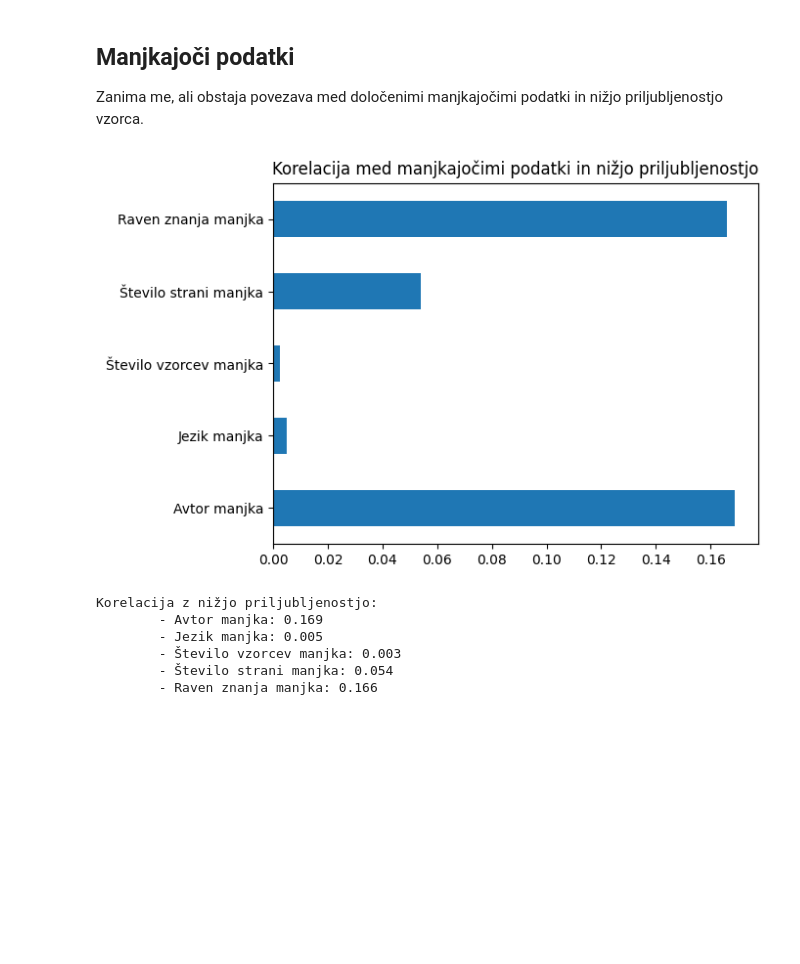
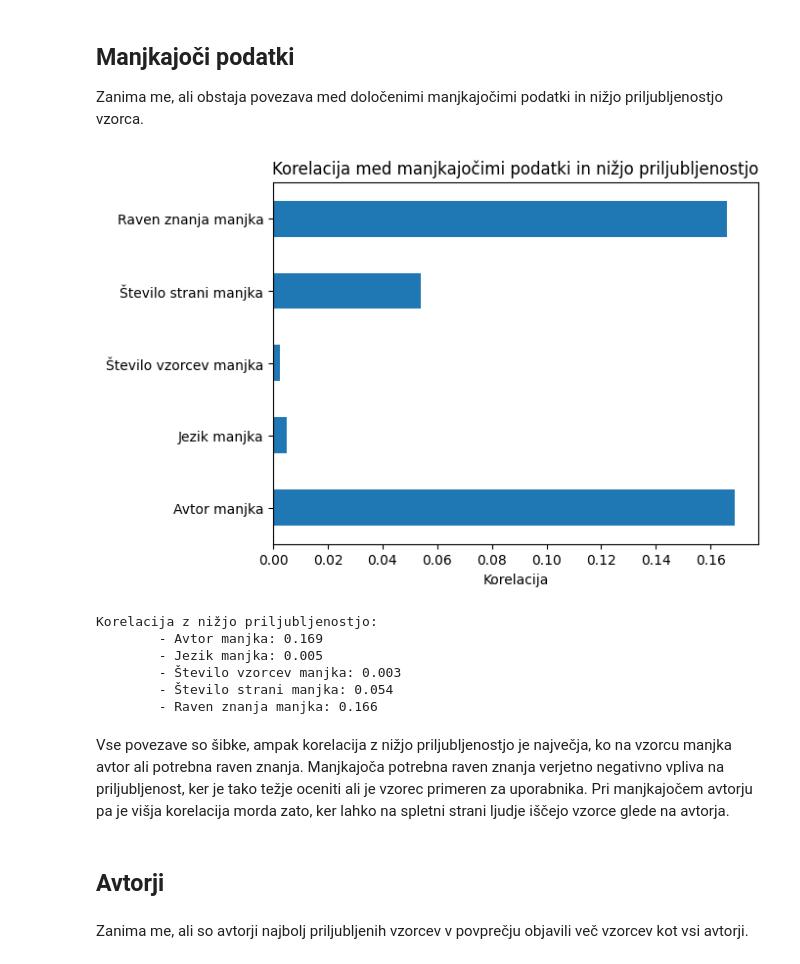
Before and after one commit to kanisaja/uvp-projektna-naloga, a Jupyter notebook: analiza_in_csv/analiza_vzorcev.ipynb, the cells around one changed output. Saved outputs shown, nothing was run; the diff lists cells and outputs as text; code cells hidden in the pictures; blank space fills up the shorter version.

Commit message:
Poglavje avtorji in dodani docstringi

```diff
--- a/analiza_in_csv/analiza_vzorcev.ipynb
+++ b/analiza_in_csv/analiza_vzorcev.ipynb
@@ -38,12 +39,18 @@ Najmanj podatkov je za število strani. Veliko manjkajočih podatkov je tudi za
 ## Manjkajoči podatki
 Zanima me, ali obstaja povezava med določenimi manjkajočimi podatki in nižjo priljubljenostjo vzorca.
 # %%
-korelacija_manjkanja_in_nizje_priljubljenosti(vzorci)
+korelacija_manjkanja_in_nizje_priljubljenosti()
 # %% [output]
-[figure, old version]
+[figure, new version]
 Korelacija z nižjo priljubljenostjo:
         - Avtor manjka: 0.169
         - Jezik manjka: 0.005
         - Število vzorcev manjka: 0.003
         - Število strani manjka: 0.054
         - Raven znanja manjka: 0.166
+# %% [markdown]
+Vse povezave so šibke, ampak korelacija z nižjo priljubljenostjo je največja, ko na vzorcu manjka avtor ali potrebna raven znanja. Manjkajoča potrebna raven znanja verjetno negativno vpliva na priljubljenost, ker je tako težje oceniti ali je vzorec primeren za uporabnika. Pri manjkajočem avtorju pa je višja korelacija morda zato, ker lahko na spletni strani ljudje iščejo vzorce glede na avtorja.
+# %% [markdown]
+## Avtorji
+# %% [markdown]
+Zanima me, ali so avtorji najbolj priljubljenih vzorcev v povprečju objavili več vzorcev kot vsi avtorji.
```
Also changed, not shown: parts of 9 cells of this notebook, 1 other file.
